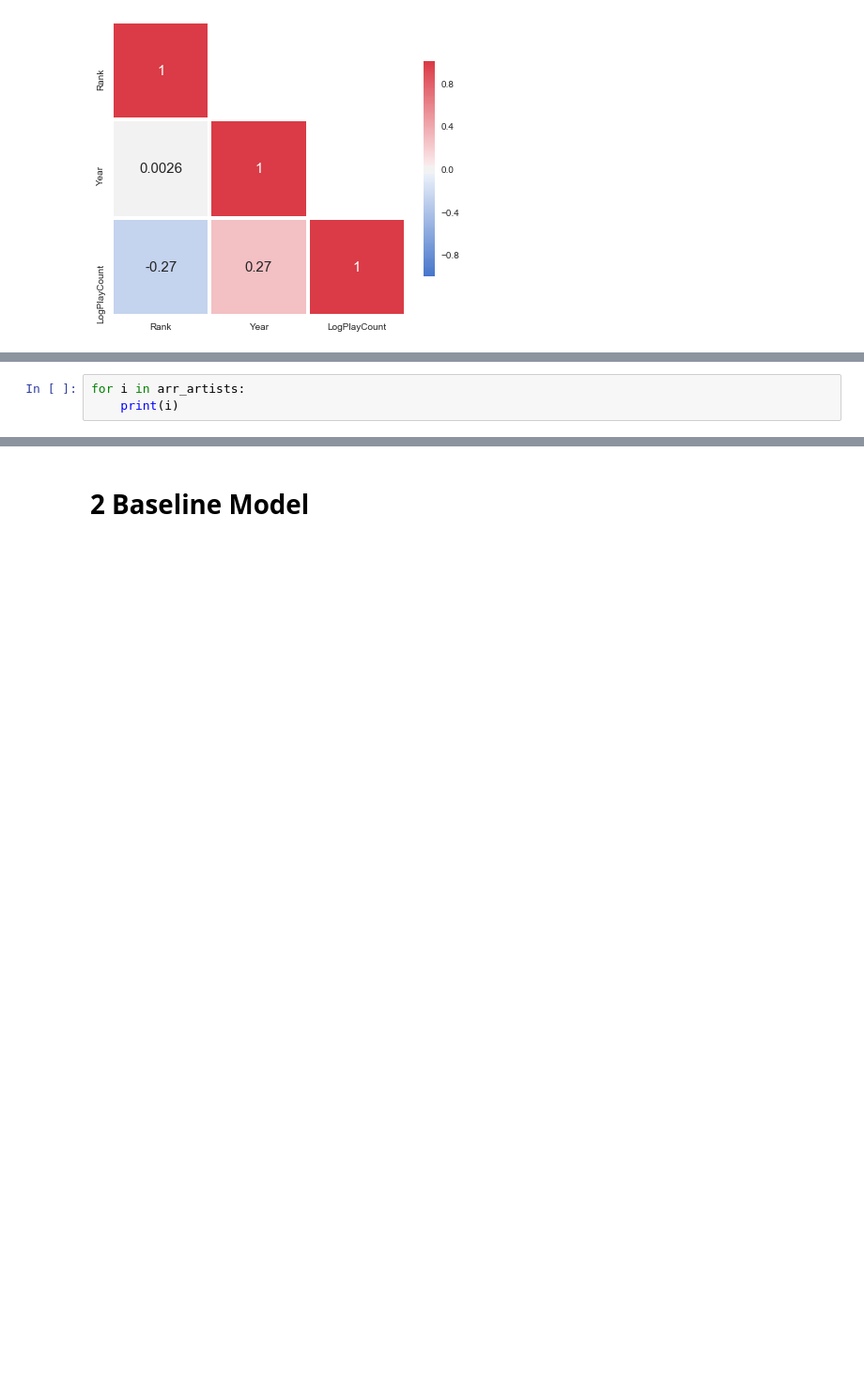
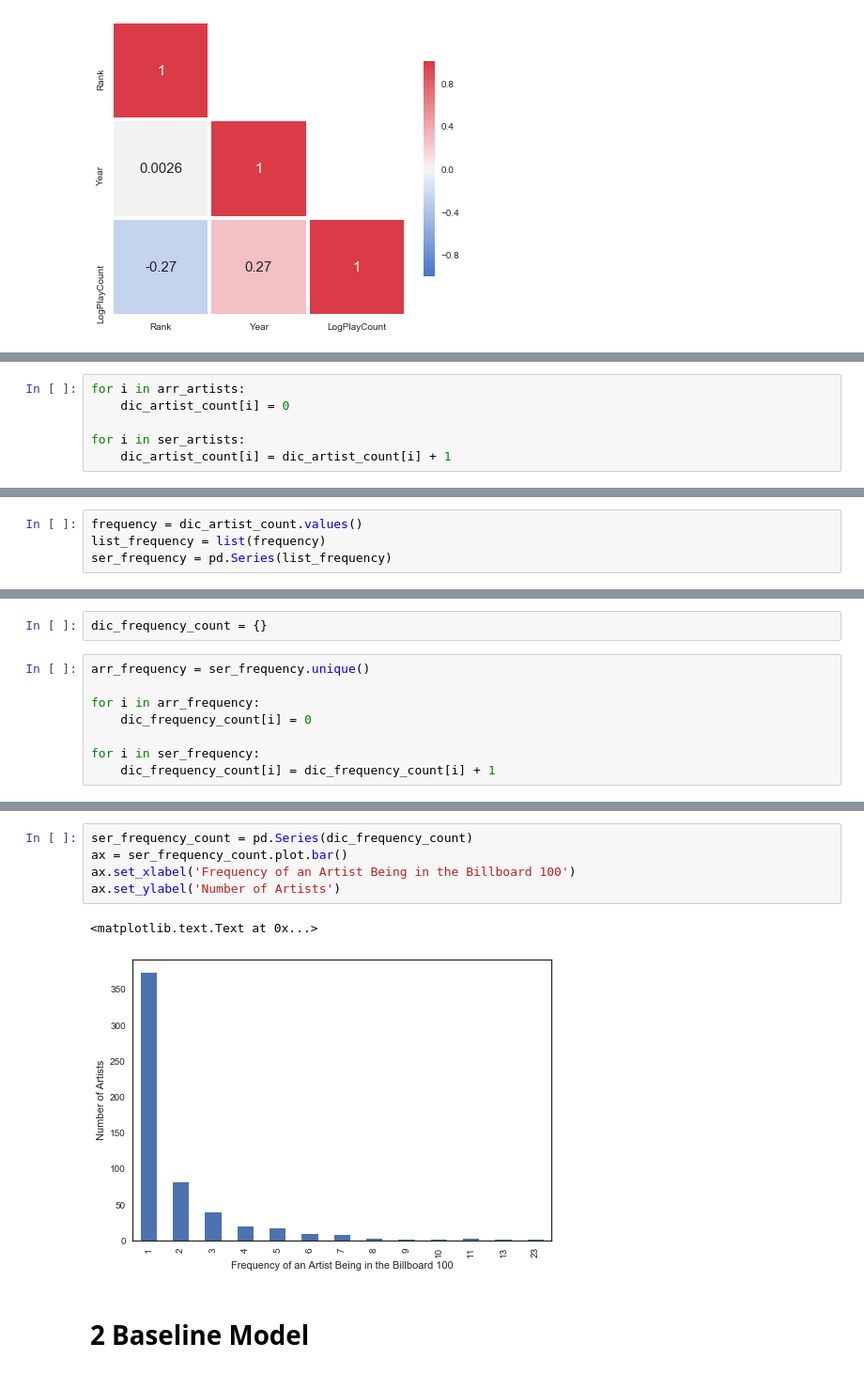
Before and after one commit to caitaozhan/CSE519-Homework-Project, a Jupyter notebook: TheProject/src/music-Caitao.ipynb, the cells around one changed output, grey strips where cells are left out. Shown at 94% size. Saved outputs shown, nothing was run; the diff lists cells and outputs as text; blank space fills up the shorter version.

Commit message:
Add a bar chart: the frequency of artists. The Beatles' frequency is 23, which means they show up 23 times in the Billboard 100 in the 1960's. There are 373 artists who only show up once.

```diff
--- a/TheProject/src/music-Caitao.ipynb
+++ b/TheProject/src/music-Caitao.ipynb
@@ -122,3 +121,6 @@ arr_artists.sort()
 # %%
 for i in arr_artists:
-    print(i)
+    dic_artist_count[i] = 0
+
+for i in ser_artists:
+    dic_artist_count[i] = dic_artist_count[i] + 1
@@ -142,0 +127,4 @@ Zombies
+# %%
+frequency = dic_artist_count.values()
+list_frequency = list(frequency)
+ser_frequency = pd.Series(list_frequency)
@@ -142,0 +133,10 @@ Zombies
+# %%
+dic_frequency_count = {}
+# %%
+arr_frequency = ser_frequency.unique()
+
+for i in arr_frequency:
+    dic_frequency_count[i] = 0
+
+for i in ser_frequency:
+    dic_frequency_count[i] = dic_frequency_count[i] + 1
@@ -143,3 +161,11 @@ Zombies
+# %%
+ser_frequency_count = pd.Series(dic_frequency_count)
+ax = ser_frequency_count.plot.bar()
+ax.set_xlabel('Frequency of an Artist Being in the Billboard 100')
+ax.set_ylabel('Number of Artists')
+# %% [output]
+<matplotlib.text.Text at 0x...>
+[figure, added]
 # %% [markdown]
 # 2 Baseline Model
 # %% [markdown]
```
Also changed, not shown: parts of 15 cells of this notebook.
